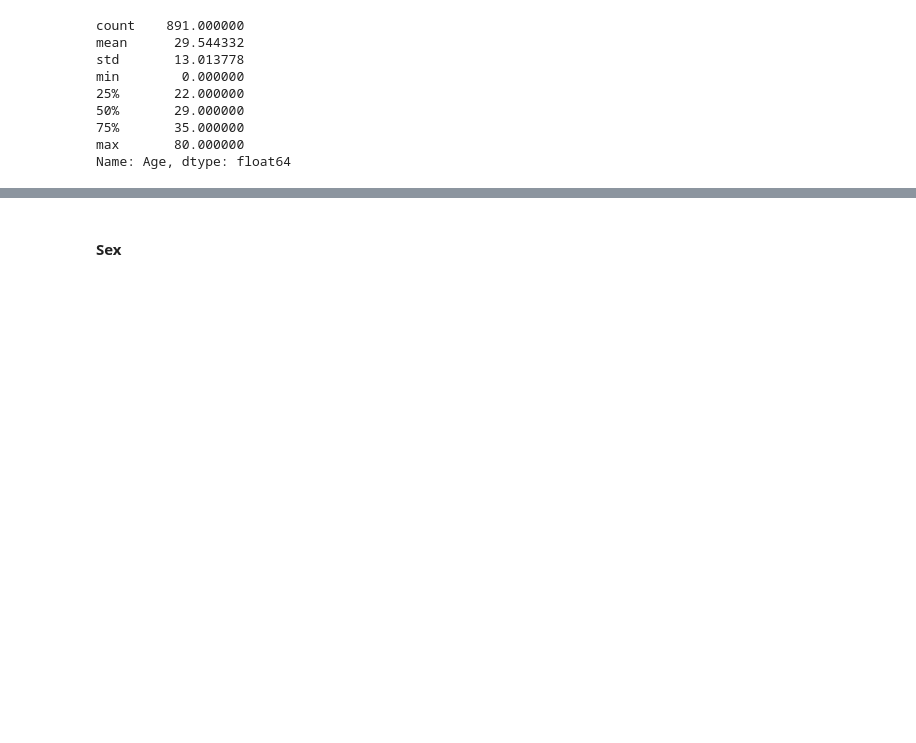
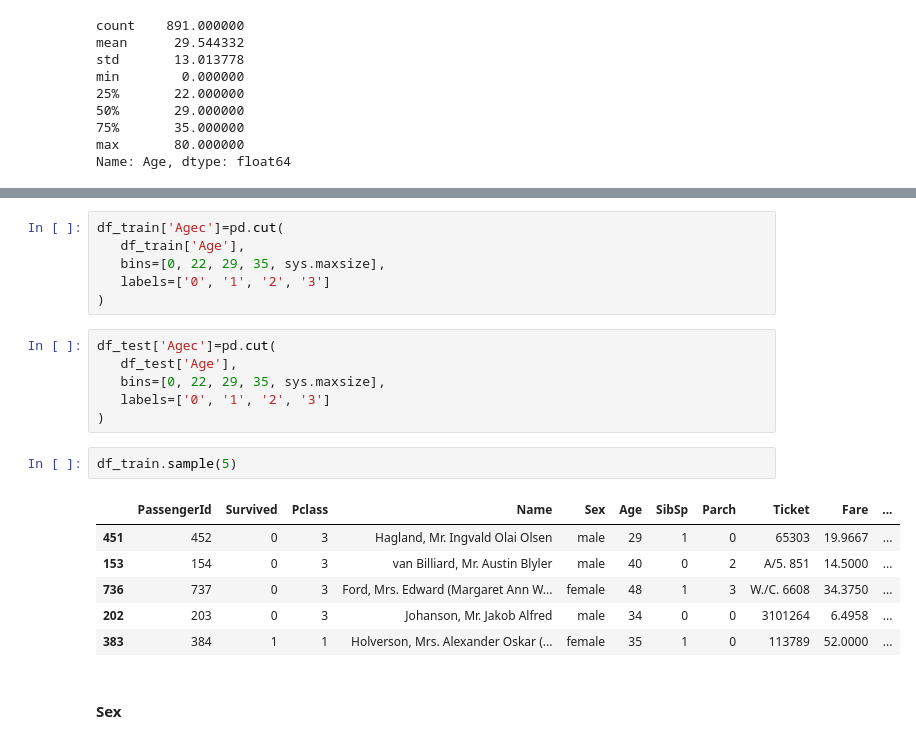
Before and after one commit to doissegundos/Titanic_Machine_Learning_Kaggle, a Jupyter notebook: titanic.ipynb, the cells around one changed output, grey strips where cells are left out. Cells and saved outputs as stored; diff of their text form; blank space fills up the shorter version.

```diff
--- a/titanic.ipynb
+++ b/titanic.ipynb
@@ -144,3 +158,24 @@ Name: Age, dtype: float64
+# %%
+df_train['Agec']=pd.cut(
+   df_train['Age'],
+   bins=[0, 22, 29, 35, sys.maxsize],
+   labels=['0', '1', '2', '3']
+)
+# %%
+df_test['Agec']=pd.cut(
+   df_test['Age'],
+   bins=[0, 22, 29, 35, sys.maxsize],
+   labels=['0', '1', '2', '3']
+)
+# %%
+df_train.sample(5)
+# %% [output]
+|  | PassengerId | Survived | Pclass | Name | Sex | Age | SibSp | Parch | Ticket | Fare | ... |
+| 451 | 452 | 0 | 3 | Hagland, Mr. Ingvald Olai Olsen | male | 29 | 1 | 0 | 65303 | 19.9667 | ... |
+| 153 | 154 | 0 | 3 | van Billiard, Mr. Austin Blyler | male | 40 | 0 | 2 | A/5. 851 | 14.5000 | ... |
+| 736 | 737 | 0 | 3 | Ford, Mrs. Edward (Margaret Ann W... | female | 48 | 1 | 3 | W./C. 6608 | 34.3750 | ... |
+| 202 | 203 | 0 | 3 | Johanson, Mr. Jakob Alfred | male | 34 | 0 | 0 | 3101264 | 6.4958 | ... |
+| 383 | 384 | 1 | 1 | Holverson, Mrs. Alexander Oskar (... | female | 35 | 1 | 0 | 113789 | 52.0000 | ... |
 # %% [markdown]
 #### Sex
 # %% [markdown]
```
Also changed, not shown: parts of 4 cells of this notebook.
